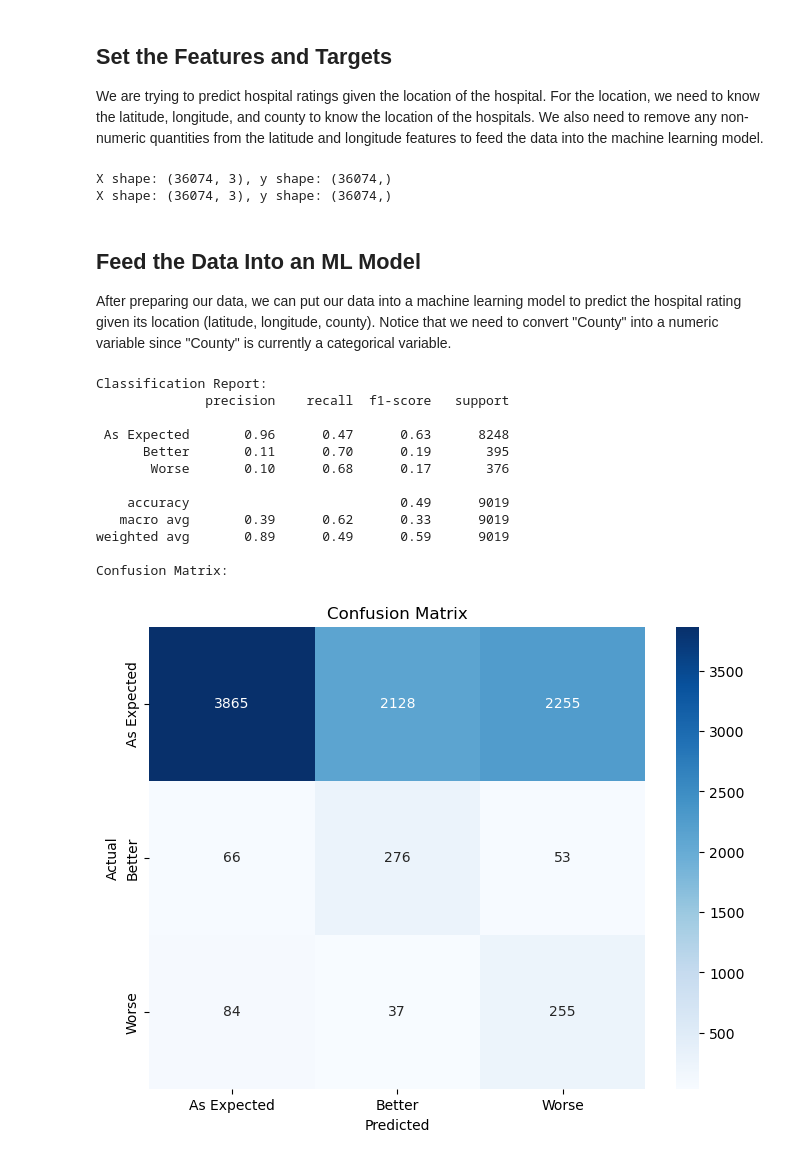
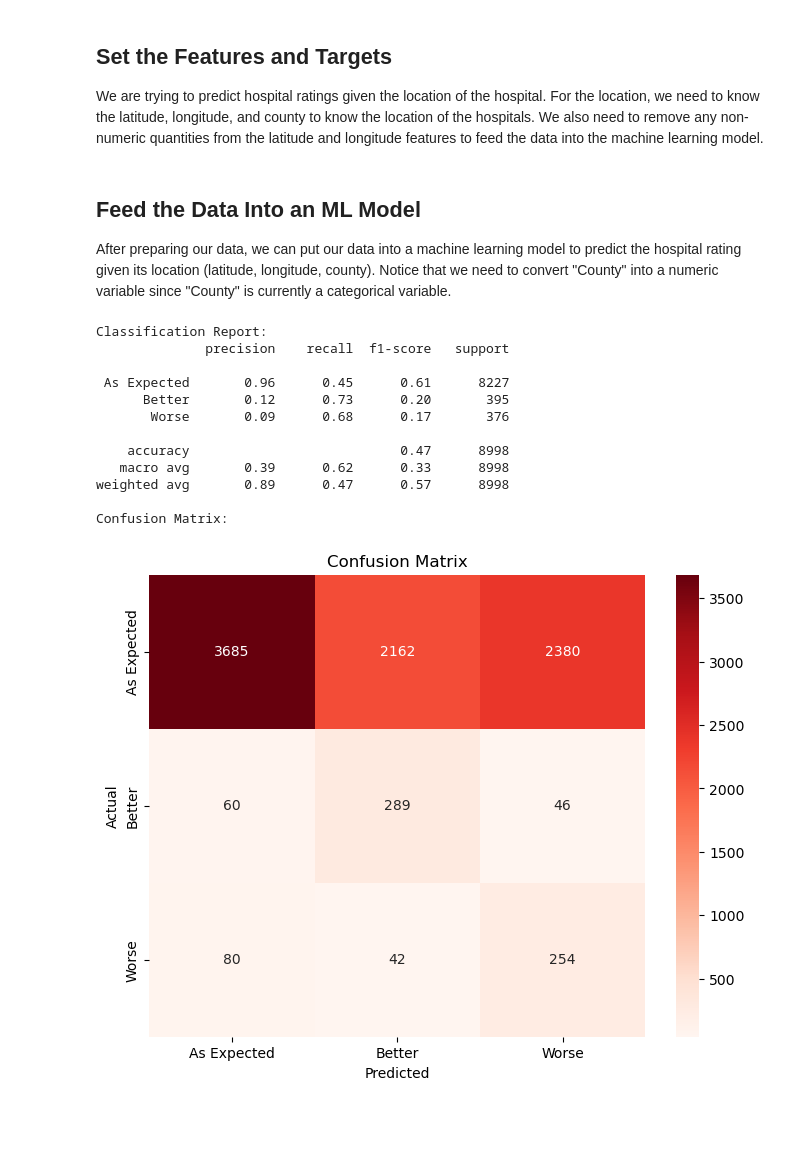
Before and after one commit to sabba8986/CMSC320FinalProject, a Jupyter notebook: CMSC320_Final_1.ipynb, the cells around one changed output. Cells and saved outputs as stored; diff of their text form; code cells hidden in the pictures; blank space fills up the shorter version.

```diff
--- a/CMSC320_Final_1.ipynb
+++ b/CMSC320_Final_1.ipynb
@@ -114,30 +120,17 @@ plt.show()
 ## Set the Features and Targets
 We are trying to predict hospital ratings given the location of the hospital. For the location, we need to know the latitude, longitude, and county to know the location of the hospitals. We also need to remove any non-numeric quantities from the latitude and longitude features to feed the data into the machine learning model.
 # %%
-# Define columns
 features = ["LATITUDE", "LONGITUDE", "COUNTY"]
 target = "Hospital Ratings"
 
 
-# Convert LATITUDE and LONGITUDE to numeric, coercing errors to NaN
 df["LATITUDE"] = pd.to_numeric(df["LATITUDE"], errors="coerce")
 df["LONGITUDE"] = pd.to_numeric(df["LONGITUDE"], errors="coerce")
 
-# Drop rows with invalid lat/long values
 df.dropna(subset=["LATITUDE", "LONGITUDE"], inplace=True)
 
-df = df.dropna(subset=features + [target])
-
-# Define X and y
 X = df[features]
 y = df[target]
-
-
-print(f"X shape: {X.shape}, y shape: {y.shape}")  # should match in row count
-print(f"X shape: {X.shape}, y shape: {y.shape}")
-# %% [output]
-X shape: (36074, 3), y shape: (36074,)
-X shape: (36074, 3), y shape: (36074,)
 # %% [markdown]
 ## Feed the Data Into an ML Model
 After preparing our data, we can put our data into a machine learning model to predict the hospital rating given its location (latitude, longitude, county). Notice that we need to convert "County" into a numeric variable since "County" is currently a categorical variable.
@@ -145,47 +138,45 @@ After preparing our data, we can put our data into a machine learning model to p
 # Note: COUNTY is not numeric
 preprocessor = ColumnTransformer(
     transformers=[
-        ("num", StandardScaler(), ["LATITUDE", "LONGITUDE"]),  # Scaling for LAT/LONG
-        ("cat", OneHotEncoder(handle_unknown="ignore"), ["COUNTY"])  # Encode COUNTY
+        ("num", StandardScaler(), ["LATITUDE", "LONGITUDE"]),
+        ("cat", OneHotEncoder(handle_unknown="ignore"), ["COUNTY"])
     ]
 )
 
-# Pipeline with scaling + classifier
 pipeline = Pipeline([
     ("preprocessor", preprocessor),
     ("classifier",  RandomForestClassifier(n_estimators=100, class_weight='balanced', random_state=42))
 ])
 
-# Train/test split
 X_train, X_test, y_train, y_test = train_test_split(X, y, stratify=y, random_state=42)
 
 pipeline.fit(X_train, y_train)
 y_pred = pipeline.predict(X_test)
 
 print("Classification Report:")
 print(classification_report(y_test, y_pred))
 
 print("Confusion Matrix:")
 cm = confusion_matrix(y_test, y_pred, labels=pipeline.classes_)
 plt.figure(figsize=(8, 6))
-sns.heatmap(cm, annot=True, fmt='d', cmap='Blues',
+sns.heatmap(cm, annot=True, fmt='d', cmap='Reds',
             xticklabels=pipeline.classes_, yticklabels=pipeline.classes_)
 plt.xlabel('Predicted')
 plt.ylabel('Actual')
 plt.title('Confusion Matrix')
 plt.show()
 # %% [output]
 Classification Report:
               precision    recall  f1-score   support
 
- As Expected       0.96      0.47      0.63      8248
-      Better       0.11      0.70      0.19       395
-       Worse       0.10      0.68      0.17       376
+ As Expected       0.96      0.45      0.61      8227
+      Better       0.12      0.73      0.20       395
+       Worse       0.09      0.68      0.17       376
 
-    accuracy                           0.49      9019
-   macro avg       0.39      0.62      0.33      9019
-weighted avg       0.89      0.49      0.59      9019
+    accuracy                           0.47      8998
+   macro avg       0.39      0.62      0.33      8998
+weighted avg       0.89      0.47      0.57      8998
 
 Confusion Matrix:
-[figure, old version]
+[figure, new version]
 # %% [markdown]
```
Also changed, not shown: parts of 6 cells of this notebook.
